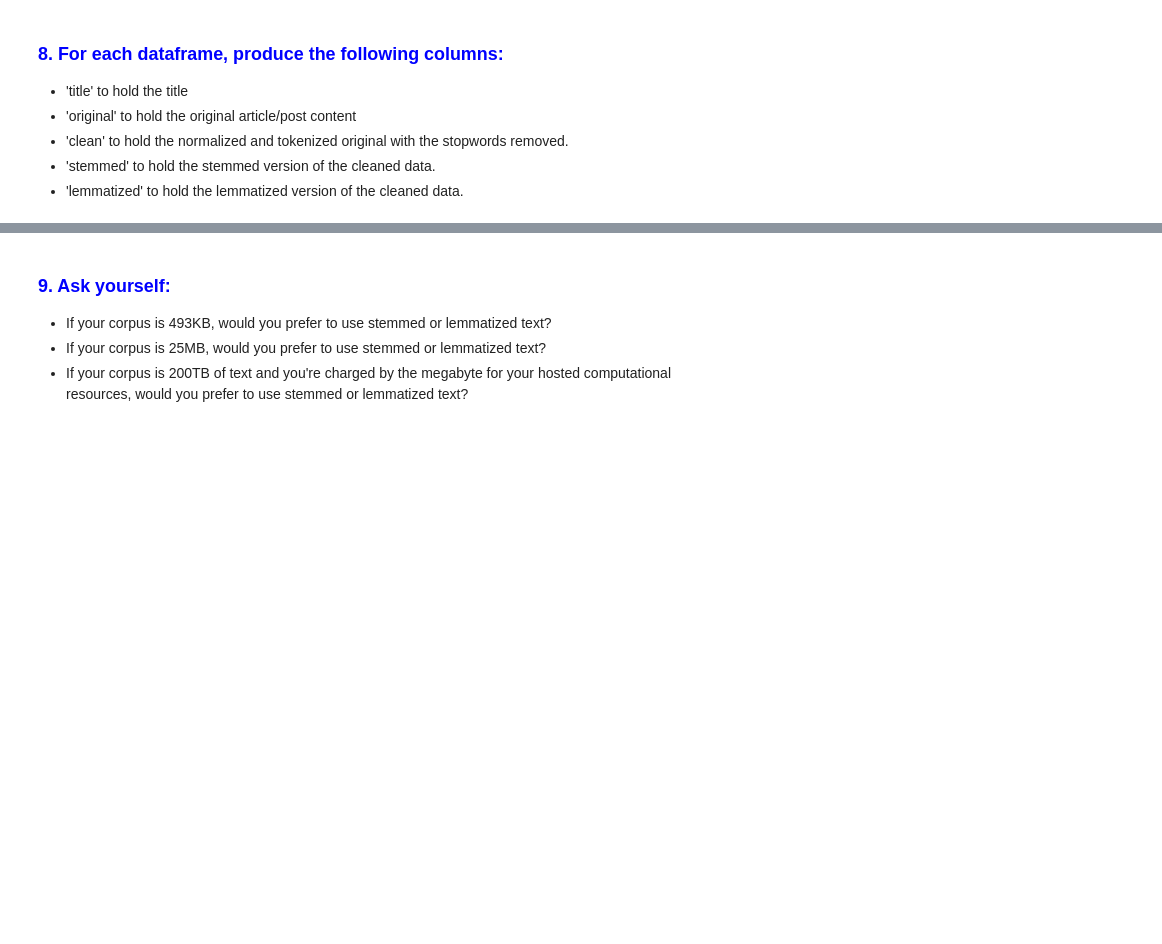
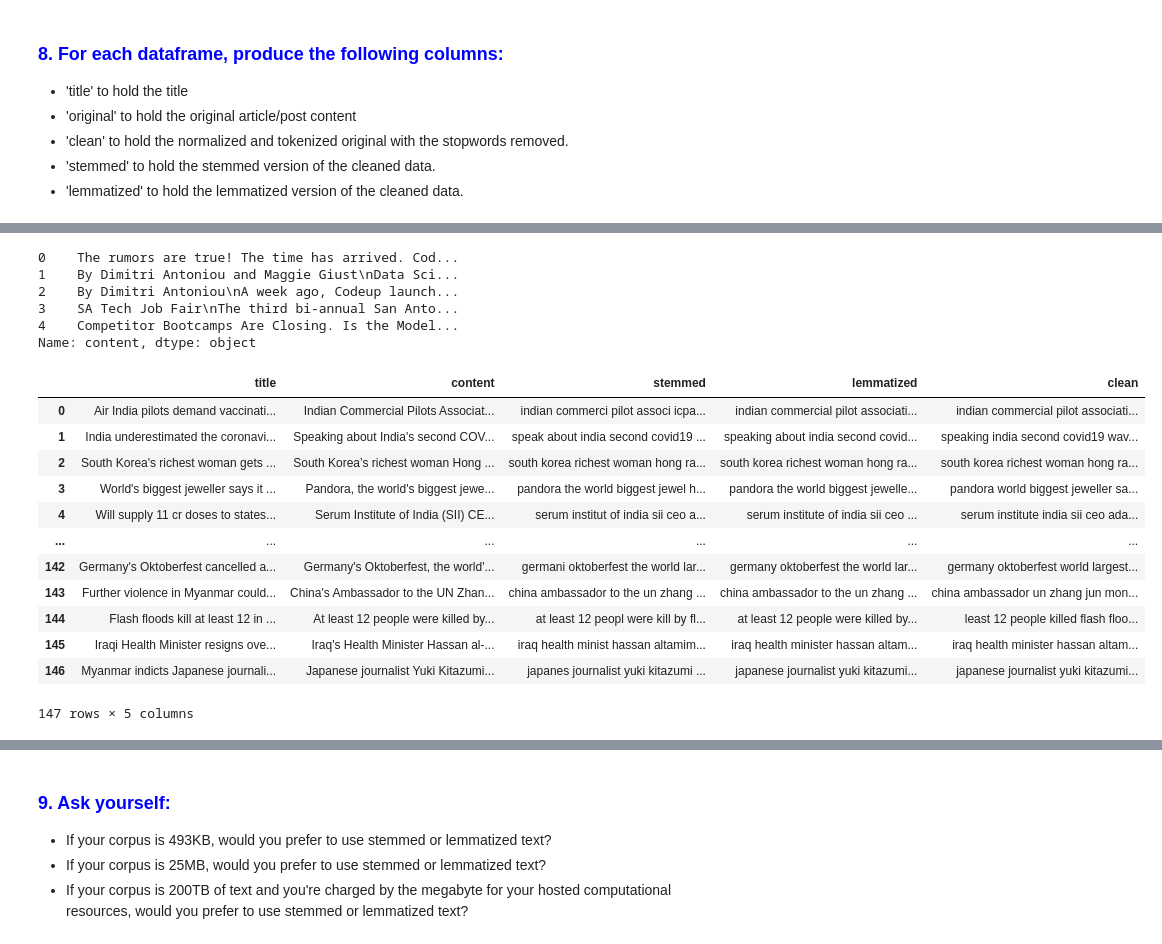
Before and after one commit to brandonjbryant/natural-language-processing-exercises, a Jupyter notebook: prepare.ipynb, the cells around one changed output, grey strips where cells are left out. Saved outputs shown, nothing was run; the diff lists cells and outputs as text; code cells hidden in the pictures; blank space fills up the shorter version.

```diff
--- a/prepare.ipynb
+++ b/prepare.ipynb
@@ -20,0 +236,5 @@ In this exercise we will be defining some functions to prepare textual data. The
+# %%
+# Split words in lemmatized article.
+
+words = article_lemmatized.split()
+words[:10]
@@ -20,0 +252,5 @@ In this exercise we will be defining some functions to prepare textual data. The
+# %%
+# Create a list of words from my string with stopwords removed and assign to variable.
+
+filtered_words = [word for word in words if word not in stopword_list]
+filtered_words[:10]
@@ -22,0 +310,7 @@ In this exercise we will be defining some functions to prepare textual data. The
+# %%
+from requests import get
+from bs4 import BeautifulSoup
+import pandas as pd
+from acquire import get_all_news_articles,acquire_news_articles, get_blog_articles
+news_df = acquire_news_articles()
+news_df
@@ -32,0 +394,47 @@ In this exercise we will be defining some functions to prepare textual data. The
+# %%
+codeup_original = codeup_df["content"]
+codeup_original
+# %% [output]
+0    The rumors are true! The time has arrived. Cod...
+1    By Dimitri Antoniou and Maggie Giust\nData Sci...
+2    By Dimitri Antoniou\nA week ago, Codeup launch...
+3    SA Tech Job Fair\nThe third bi-annual San Anto...
+4    Competitor Bootcamps Are Closing. Is the Model...
+Name: content, dtype: object
+# %%
+def prep_article_data(df, column, extra_words=[], exclude_words=[]):
+    '''
+    This function take in a df and the string name for a text column with
+    option to pass lists for extra_words and exclude_words and
+    returns a df with the text article title, original text, stemmed text,
+    lemmatized text, cleaned, tokenized, & lemmatized text with stopwords removed.
+    '''
+    df['clean'] = df[column].apply(basic_clean)\
+                            .apply(tokenize)\
+                            .apply(remove_stopwords,
+                                   extra_words=extra_words,
+                                   exclude_words=exclude_words)\
+                            .apply(lemmatize)
+
+    df['stemmed'] = df[column].apply(basic_clean).apply(stem)
+
+    df['lemmatized'] = df[column].apply(basic_clean).apply(lemmatize)
+
+    return df[['title', column, 'stemmed', 'lemmatized', 'clean']]
+# %%
+clean_news = prep_article_data(news_df, 'content')
+clean_news
+# %% [output]
+|  | title | content | stemmed | lemmatized | clean |
+| 0 | Air India pilots demand vaccinati... | Indian Commercial Pilots Associat... | indian commerci pilot associ icpa... | indian commercial pilot associati... | indian commercial pilot associati... |
+| 1 | India underestimated the coronavi... | Speaking about India's second COV... | speak about india second covid19 ... | speaking about india second covid... | speaking india second covid19 wav... |
+| 2 | South Korea's richest woman gets ... | South Korea’s richest woman Hong ... | south korea richest woman hong ra... | south korea richest woman hong ra... | south korea richest woman hong ra... |
+| 3 | World's biggest jeweller says it ... | Pandora, the world's biggest jewe... | pandora the world biggest jewel h... | pandora the world biggest jewelle... | pandora world biggest jeweller sa... |
+| 4 | Will supply 11 cr doses to states... | Serum Institute of India (SII) CE... | serum institut of india sii ceo a... | serum institute of india sii ceo ... | serum institute india sii ceo ada... |
+| ... | ... | ... | ... | ... | ... |
+| 142 | Germany's Oktoberfest cancelled a... | Germany's Oktoberfest, the world'... | germani oktoberfest the world lar... | germany oktoberfest the world lar... | germany oktoberfest world largest... |
+| 143 | Further violence in Myanmar could... | China's Ambassador to the UN Zhan... | china ambassador to the un zhang ... | china ambassador to the un zhang ... | china ambassador un zhang jun mon... |
+| 144 | Flash floods kill at least 12 in ... | At least 12 people were killed by... | at least 12 peopl were kill by fl... | at least 12 people were killed by... | least 12 people killed flash floo... |
+| 145 | Iraqi Health Minister resigns ove... | Iraq's Health Minister Hassan al-... | iraq health minist hassan altamim... | iraq health minister hassan altam... | iraq health minister hassan altam... |
+| 146 | Myanmar indicts Japanese journali... | Japanese journalist Yuki Kitazumi... | japanes journalist yuki kitazumi ... | japanese journalist yuki kitazumi... | japanese journalist yuki kitazumi... |
+147 rows × 5 columns
```
Also changed, not shown: parts of 37 cells of this notebook.
